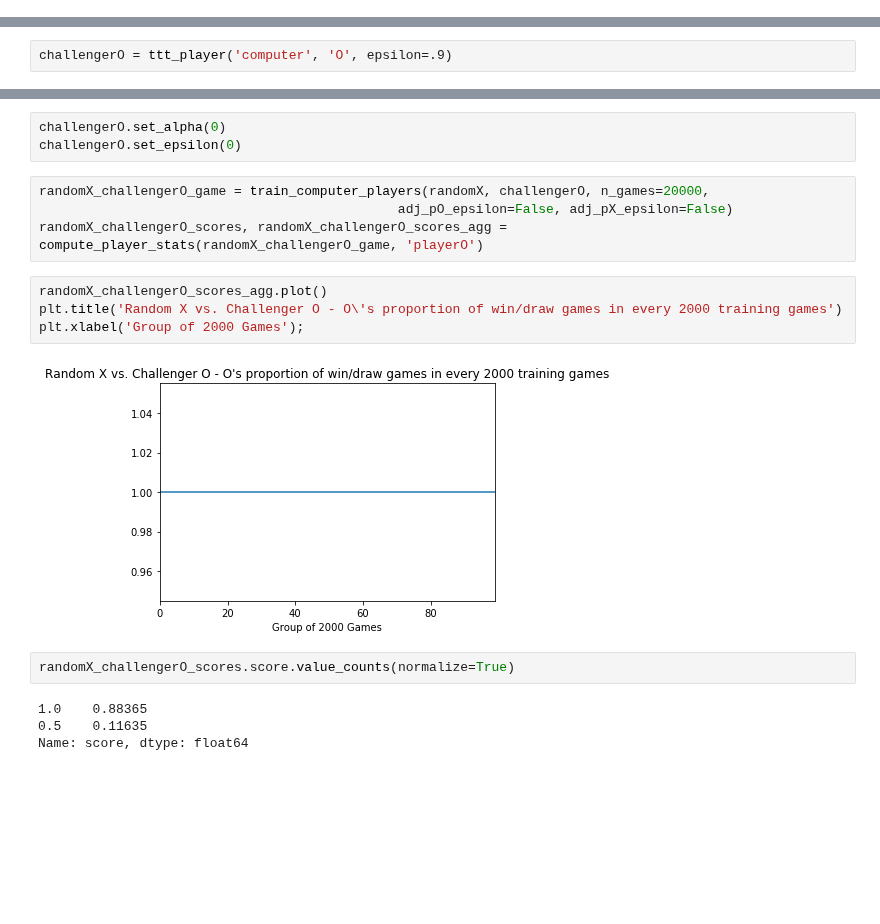
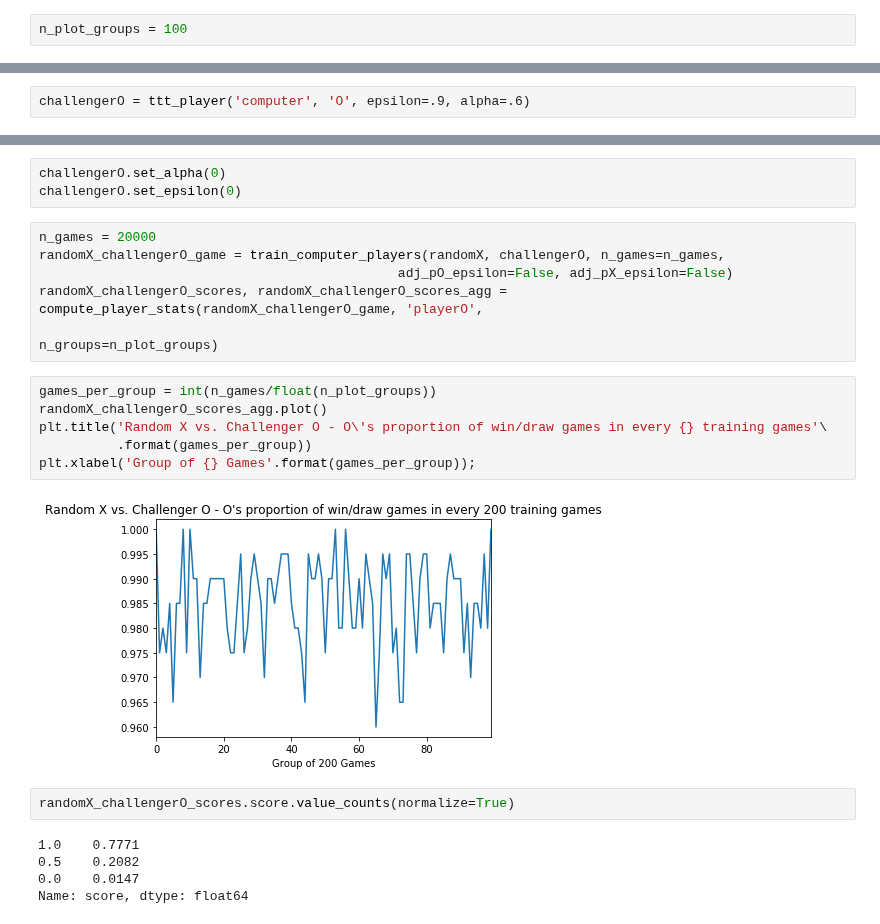
Before and after one commit to zeromh/tic_tac_toe_RI, a Jupyter notebook: demo.ipynb, the cells around one changed output, grey strips where cells are left out. Cells and saved outputs as stored; diff of their text form; blank space fills up the shorter version.

```diff
--- a/demo.ipynb
+++ b/demo.ipynb
@@ -6,6 +6,8 @@ import matplotlib.pyplot as plt
 import pandas as pd
 
 %matplotlib inline
+# %%
+n_plot_groups = 100
 # %% [markdown]
 ## Train Expert X and Expert O
 # %%
@@ -110,4 +178,4 @@ Name: score, dtype: float64
 # %% [markdown]
 ## Can I train a better O Player if I have Expert X explore?
 # %%
-challengerO = ttt_player('computer', 'O', epsilon=.9)
+challengerO = ttt_player('computer', 'O', epsilon=.9, alpha=.6)
@@ -127,18 +226,23 @@ plt.xlabel('Group of 2000 Games');
 challengerO.set_alpha(0)
 challengerO.set_epsilon(0)
 # %%
-randomX_challengerO_game = train_computer_players(randomX, challengerO, n_games=20000,
+n_games = 20000
+randomX_challengerO_game = train_computer_players(randomX, challengerO, n_games=n_games,
                                               adj_pO_epsilon=False, adj_pX_epsilon=False)
-randomX_challengerO_scores, randomX_challengerO_scores_agg = compute_player_stats(randomX_challengerO_game, 'playerO')
+randomX_challengerO_scores, randomX_challengerO_scores_agg = compute_player_stats(randomX_challengerO_game, 'playerO',
+                                                                                 n_groups=n_plot_groups)
 # %%
+games_per_group = int(n_games/float(n_plot_groups))
 randomX_challengerO_scores_agg.plot()
-plt.title('Random X vs. Challenger O - O\'s proportion of win/draw games in every 2000 training games')
-plt.xlabel('Group of 2000 Games');
+plt.title('Random X vs. Challenger O - O\'s proportion of win/draw games in every {} training games'\
+          .format(games_per_group))
+plt.xlabel('Group of {} Games'.format(games_per_group));
 # %% [output]
-[figure, old version]
+[figure, new version]
 # %%
 randomX_challengerO_scores.score.value_counts(normalize=True)
 # %% [output]
-1.0    0.88365
-0.5    0.11635
+1.0    0.7771
+0.5    0.2082
+0.0    0.0147
 Name: score, dtype: float64
```
Also changed, not shown: parts of 28 cells of this notebook, 2 other files.
